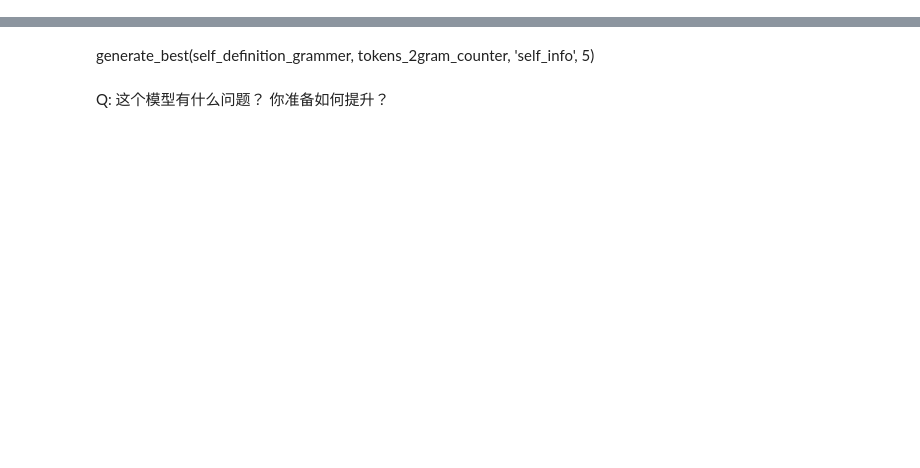
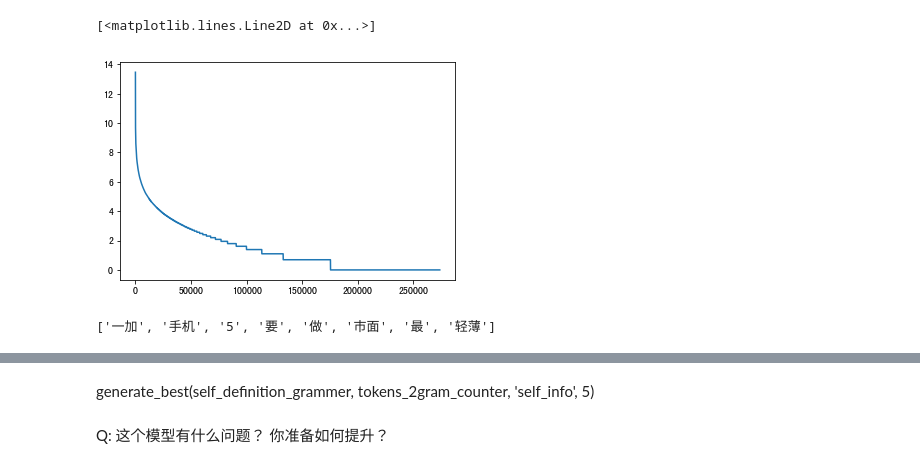
Before and after one commit to acer9527lxp/2019-autumn, a Jupyter notebook: Lecture-01/Assignment-01.ipynb, the cells around one changed output, grey strips where cells are left out. Cells and saved outputs as stored; diff of their text form; code cells hidden in the pictures; blank space fills up the shorter version.

```diff
--- a/Lecture-01/Assignment-01.ipynb
+++ b/Lecture-01/Assignment-01.ipynb
@@ -168,0 +135,4 @@ if(info3){
+# %%
+%%time
+contents = open(corpus,encoding='utf-8').read()
+type(contents)
@@ -168,0 +154,5 @@ if(info3){
+# %%
+%%time
+# 用jieba 分词
+TOKENS = jieba.lcut(contents)
+type(TOKENS)
@@ -168,0 +179,2 @@ if(info3){
+# %%
+words_count = Counter(TOKENS)
@@ -168,0 +194,2 @@ if(info3){
+# %%
+words_with_freqences = [f for w,f in words_count.most_common()]
@@ -168,0 +211,9 @@ if(info3){
+# %%
+plt.plot(np.log(words_with_freqences))
+# %% [output]
+[<matplotlib.lines.Line2D at 0x...>]
+[figure, added]
+# %%
+jieba.lcut('一加手机5要做市面最轻薄')
+# %% [output]
+['一加', '手机', '5', '要', '做', '市面', '最', '轻薄']
```
Also changed, not shown: parts of 184 cells of this notebook.
